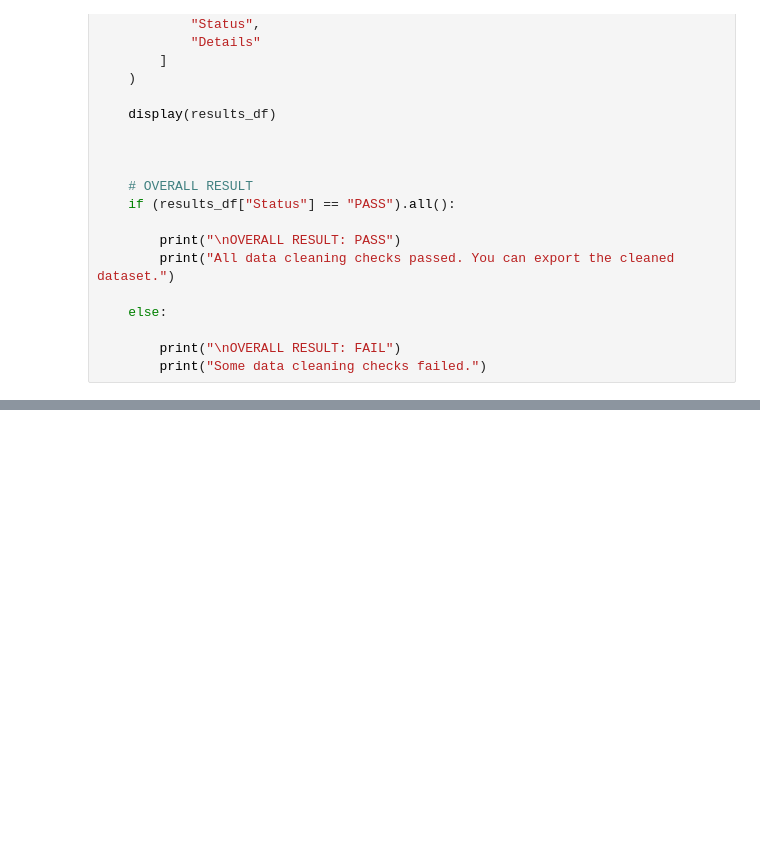
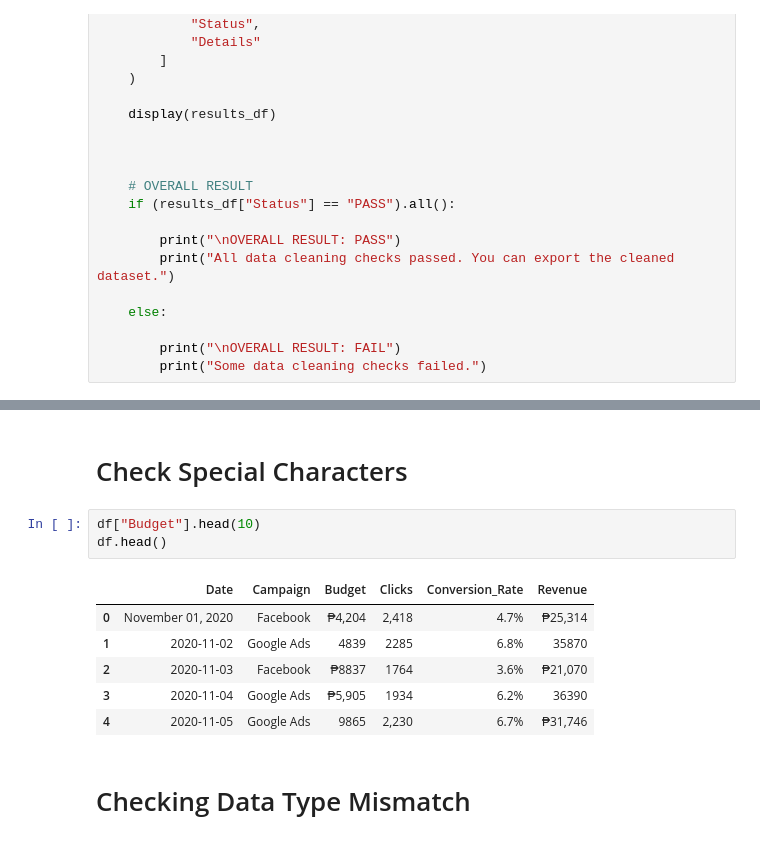
Before and after one commit to zander-flx/Jupyter_Proj, a Jupyter notebook: Week_4/data_preparation.ipynb, the cells around one changed output, grey strips where cells are left out. Cells and saved outputs as stored; diff of their text form; blank space fills up the shorter version.

```diff
--- a/Week_4/data_preparation.ipynb
+++ b/Week_4/data_preparation.ipynb
@@ -362,0 +389,14 @@ def check_data(df):
+# %% [markdown]
+# Check Special Characters
+# %%
+df["Budget"].head(10)
+df.head()
+# %% [output]
+|  | Date | Campaign | Budget | Clicks | Conversion_Rate | Revenue |
+| 0 | November 01, 2020 | Facebook | ₱4,204 | 2,418 | 4.7% | ₱25,314 |
+| 1 | 2020-11-02 | Google Ads | 4839 | 2285 | 6.8% | 35870 |
+| 2 | 2020-11-03 | Facebook | ₱8837 | 1764 | 3.6% | ₱21,070 |
+| 3 | 2020-11-04 | Google Ads | ₱5,905 | 1934 | 6.2% | 36390 |
+| 4 | 2020-11-05 | Google Ads | 9865 | 2,230 | 6.7% | ₱31,746 |
+# %% [markdown]
+# Checking Data Type Mismatch
```
Also changed, not shown: parts of 32 cells of this notebook, 1 other file.
